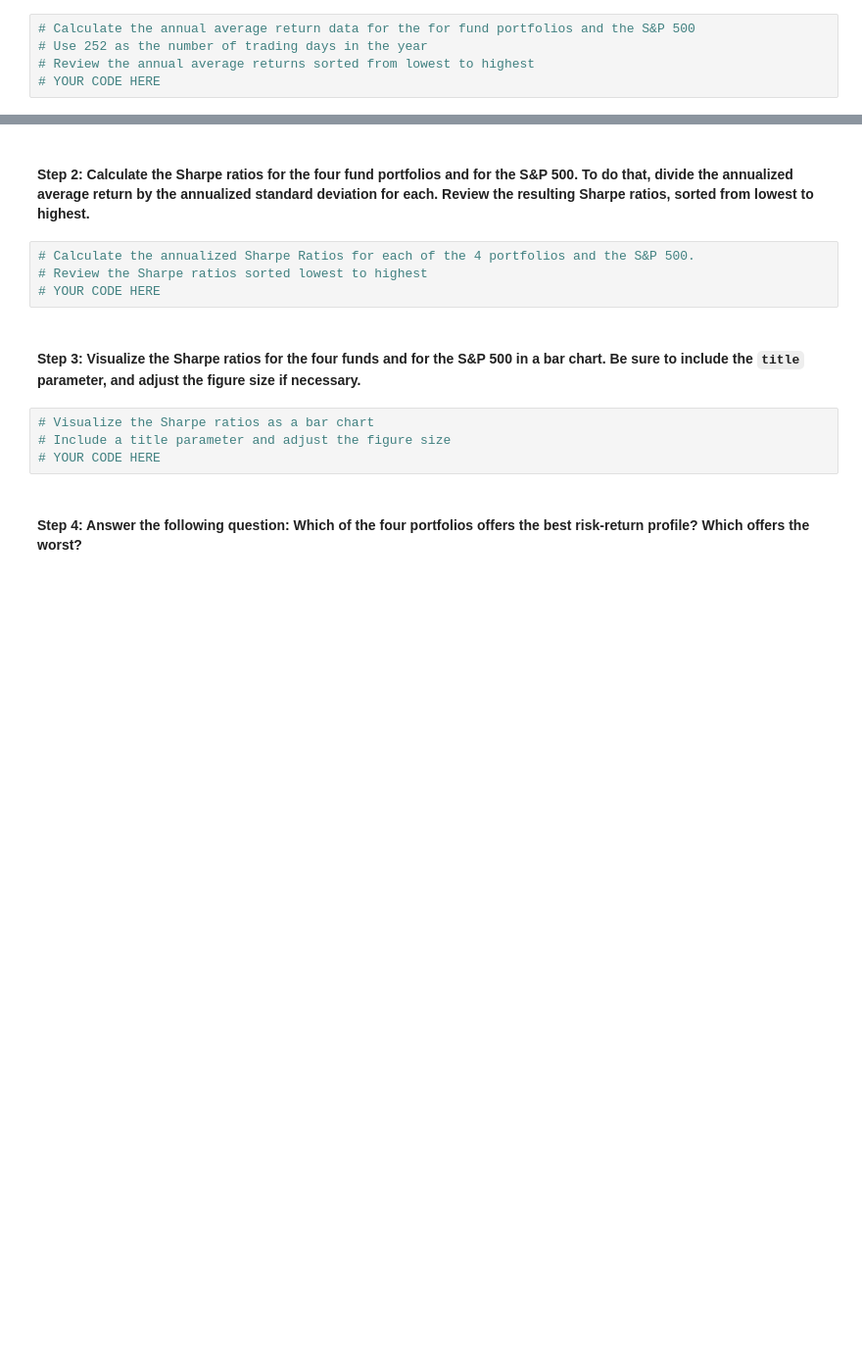
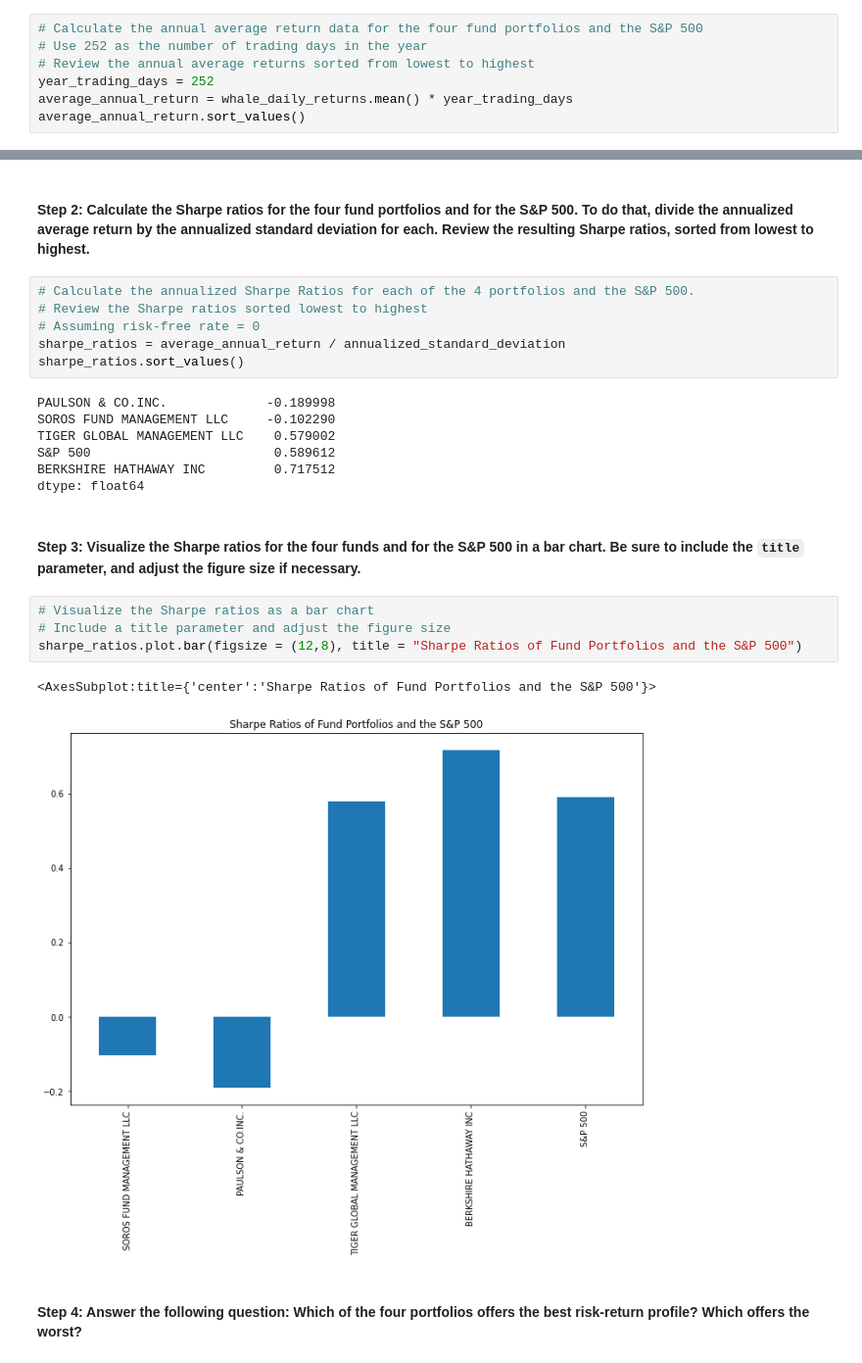
Before and after one commit to joshuacreveling/Module_4_Challenge_Assignment, a Jupyter notebook: risk_return_analysis.ipynb, the cells around one changed output, grey strips where cells are left out. Shown: that part at 98% size. Saved outputs shown, nothing was run; the diff lists cells and outputs as text; blank space fills up the shorter version.

```diff
--- a/risk_return_analysis.ipynb
+++ b/risk_return_analysis.ipynb
@@ -303,7 +333,9 @@ To determine the overall risk of an asset or portfolio, quantitative analysts an
 # %% [markdown]
 #### Step 1: Use the daily return DataFrame to calculate the annualized average return data for the four fund portfolios and for the S&P 500. Use 252 for the number of trading days. Review the annualized average returns, sorted from lowest to highest.
 # %%
-# Calculate the annual average return data for the for fund portfolios and the S&P 500
+# Calculate the annual average return data for the four fund portfolios and the S&P 500
 # Use 252 as the number of trading days in the year
 # Review the annual average returns sorted from lowest to highest
-# YOUR CODE HERE
+year_trading_days = 252
+average_annual_return = whale_daily_returns.mean() * year_trading_days
+average_annual_return.sort_values()
@@ -312,12 +351,24 @@ To determine the overall risk of an asset or portfolio, quantitative analysts an
 # %%
 # Calculate the annualized Sharpe Ratios for each of the 4 portfolios and the S&P 500.
 # Review the Sharpe ratios sorted lowest to highest
-# YOUR CODE HERE
+# Assuming risk-free rate = 0
+sharpe_ratios = average_annual_return / annualized_standard_deviation
+sharpe_ratios.sort_values()
+# %% [output]
+PAULSON & CO.INC.             -0.189998
+SOROS FUND MANAGEMENT LLC     -0.102290
+TIGER GLOBAL MANAGEMENT LLC    0.579002
+S&P 500                        0.589612
+BERKSHIRE HATHAWAY INC         0.717512
+dtype: float64
 # %% [markdown]
 #### Step 3: Visualize the Sharpe ratios for the four funds and for the S&P 500 in a bar chart. Be sure to include the `title` parameter, and adjust the figure size if necessary.
 # %%
 # Visualize the Sharpe ratios as a bar chart
 # Include a title parameter and adjust the figure size
-# YOUR CODE HERE
+sharpe_ratios.plot.bar(figsize = (12,8), title = "Sharpe Ratios of Fund Portfolios and the S&P 500")
+# %% [output]
+<AxesSubplot:title={'center':'Sharpe Ratios of Fund Portfolios and the S&P 500'}>
+[figure, added]
 # %% [markdown]
 #### Step 4: Answer the following question: Which of the four portfolios offers the best risk-return profile? Which offers the worst?
```
Also changed, not shown: parts of 13 cells of this notebook.
